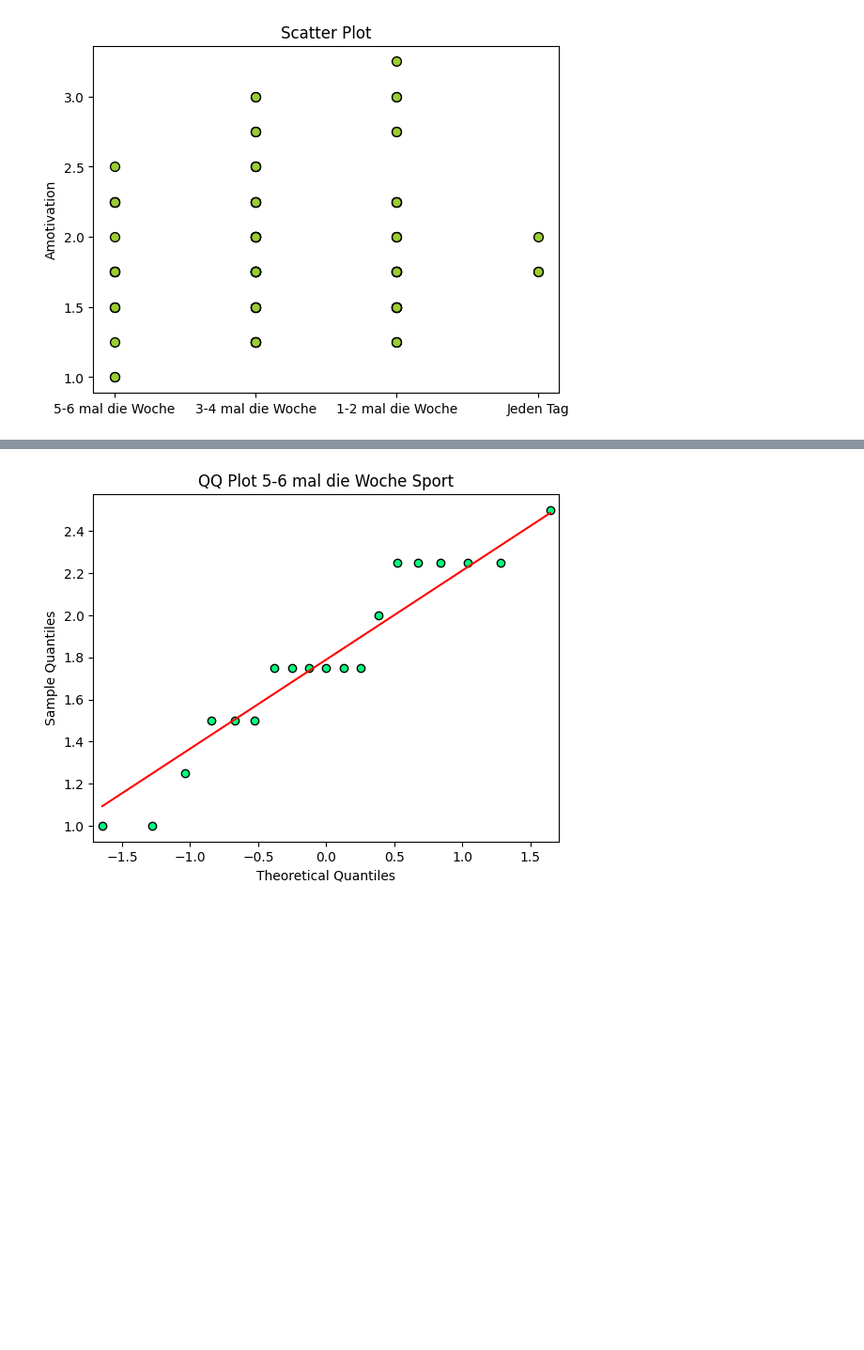
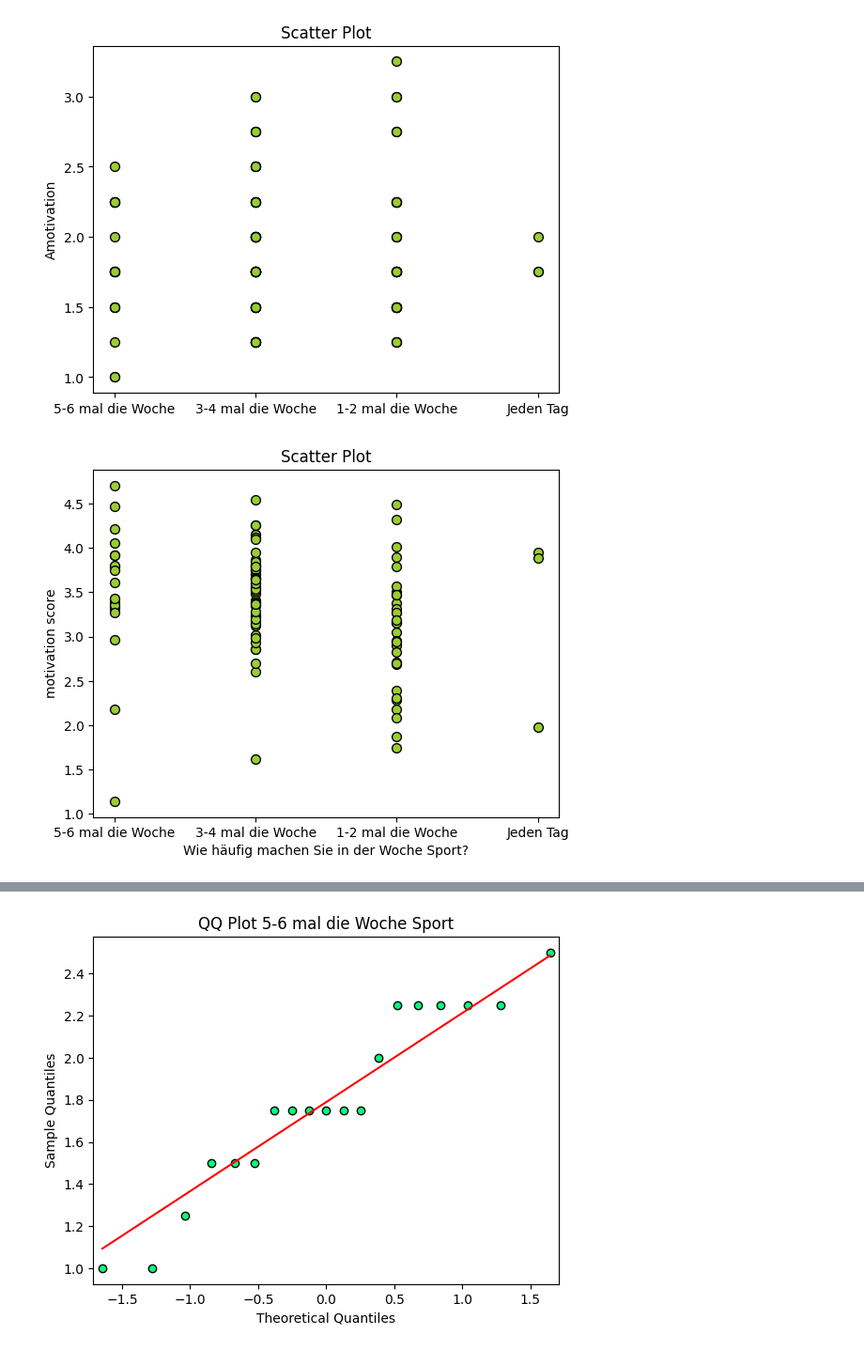
Before and after one commit to leaambrosius/emse, a Jupyter notebook: evaluation_arunge.ipynb, the cells around one changed output, grey strips where cells are left out. Shown at 94% size. Drawn from its saved outputs; the diff is of its cells as text; code cells hidden in the pictures; blank space fills up the shorter version.

```diff
--- a/evaluation_arunge.ipynb
+++ b/evaluation_arunge.ipynb
@@ -22,6 +22,14 @@ data.describe()
 | 50% | 56.000000 | 24.000000 | 1.750000 | 2.000000 | 3.750000 | ... |
 | 75% | 83.500000 | 27.000000 | 2.250000 | 2.500000 | 4.250000 | ... |
 | max | 112.000000 | 85.000000 | 3.250000 | 4.000000 | 5.000000 | ... |
+# %%
+# calculate Motivation Score
+motivationScoreArray = []
+i = 0
+for i in range(107):
+    motivationScore = (data.iloc[i,11] +data.iloc[i,14] + data.iloc[i,20] +data.iloc[i,27]) /4
+    motivationScoreArray.append(motivationScore)
+data["Motivation Score"] = motivationScoreArray
 # %%
 #del data['Ihr Alter in Jahren:']
 del data['Wie häufig machen Sie in der Woche Sport?']
@@ -50,0 +63,10 @@ data
+# %%
+data
+# calculate Motivation Score
+motivationScoreArray = []
+i = 0
+for i in range(107):
+    motivationScore = (1*data.iloc[i,4] +2*data.iloc[i,5] + 3*data.iloc[i,6] +4*data.iloc[i,7]+5*data.iloc[i,8]+6*data.iloc[i,9])/21
+    motivationScoreArray.append(motivationScore)
+data["Motivation Score"] = motivationScoreArray
+data
@@ -252,3 +288,83 @@ plt.title('Scatter Plot')
 plt.show()
 # %% [output]
 [figure]
+# %%
+plt.scatter(data1['Wie häufig machen Sie in der Woche Sport?'], data['Motivation Score'], s=50, c='#9ACD32', edgecolor='black', marker='o')
+
+# Add labels and title
+plt.ylabel('motivation score')
+plt.xlabel('Wie häufig machen Sie in der Woche Sport?')
+plt.title('Scatter Plot')
+
+#labels = ['Language 1', 'Language 2', 'Language 3']
+#plt.xticks(range(1, 4), labels)
+
+# Show the plot
+plt.show()
+
+plt.scatter(data1['Wie häufig machen Sie in der Woche Sport?'], data['Amotivation'], s=50, c='#9ACD32', edgecolor='black', marker='o')
+
+# Add labels and title
+plt.ylabel('Amotivation')
+plt.xlabel('Wie häufig machen Sie in der Woche Sport?')
+plt.title('Scatter Plot')
+
+#labels = ['Language 1', 'Language 2', 'Language 3']
+#plt.xticks(range(1, 4), labels)
+
+# Show the plot
+plt.show()
+
+
+plt.scatter(data1['Wie häufig machen Sie in der Woche Sport?'], data['Intrinsic Motivation'], s=50, c='#9ACD32', edgecolor='black', marker='o')
+
+# Add labels and title
+plt.ylabel('Intrinsic Motivation')
+plt.xlabel('Wie häufig machen Sie in der Woche Sport?')
+plt.title('Scatter Plot')
+
+#labels = ['Language 1', 'Language 2', 'Language 3']
+#plt.xticks(range(1, 4), labels)
+
+# Show the plot
+plt.show()
+
+plt.scatter(data['Ihr Alter in Jahren:'], data['Motivation Score'], s=50, c='#9ACD32', edgecolor='black', marker='o')
+
+# Add labels and title
+plt.ylabel('motivation score')
+plt.title('Scatter Plot')
+plt.xlabel('Age')
+#labels = ['Language 1', 'Language 2', 'Language 3']
+#plt.xticks(range(1, 4), labels)
+
+# Show the plot
+plt.show()
+plt.scatter(data['Amotivation'], data['Intrinsic Motivation'], s=50, c='#9ACD32', edgecolor='black', marker='o')
+
+# Add labels and title
+plt.ylabel('Intrinsic Motivation')
+
+plt.xlabel('Amotivation')
+plt.title('Scatter Plot')
+
+#labels = ['Language 1', 'Language 2', 'Language 3']
+#plt.xticks(range(1, 4), labels)
+
+# Show the plot
+plt.show()
+plt.scatter(data['Amotivation'], (data['Intrinsic Motivation']+data['Identified Regulation']+data['Introjected Regulation']+data['Integrated Regulation']+data['External Regulation'])/5, s=50, c='#9ACD32', edgecolor='black', marker='o')
+
+# Add labels and title
+plt.ylabel('alle motivation außer Amotivation')
+
+plt.xlabel('Amotivation')
+plt.title('Scatter Plot')
+
+#labels = ['Language 1', 'Language 2', 'Language 3']
+#plt.xticks(range(1, 4), labels)
+
+# Show the plot
+plt.show()
+# %% [output]
+[figure, added]
```
Also changed, not shown: parts of 7 cells of this notebook.
